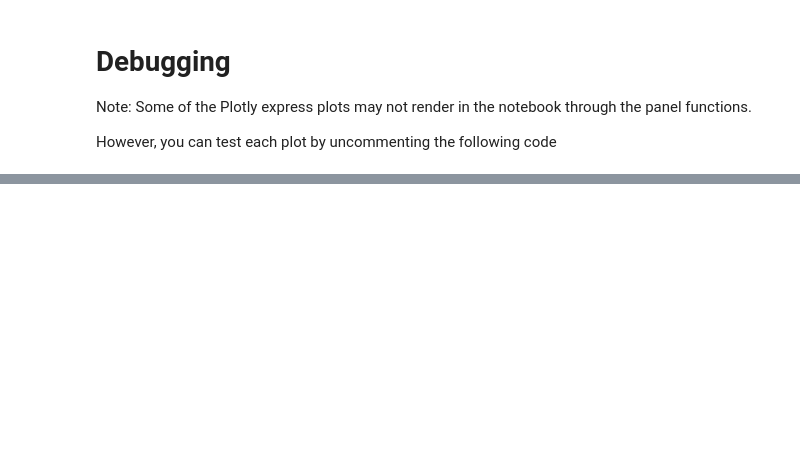
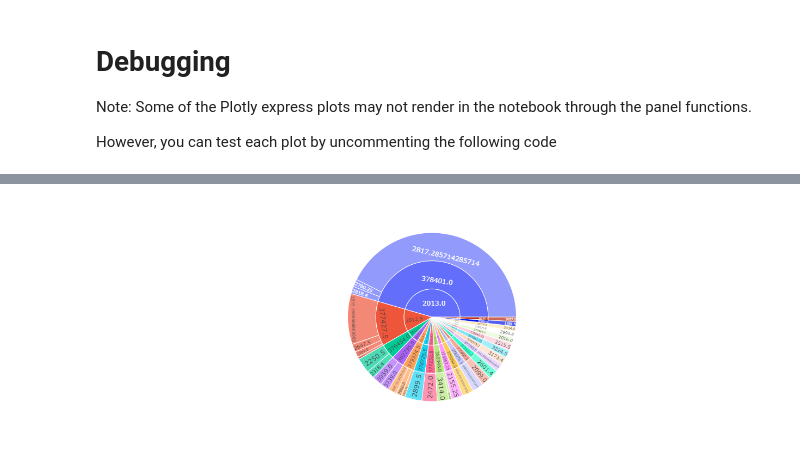
Before and after one commit to 44nash/pyviz-homework, a Jupyter notebook: Starter_Code/dashboard.ipynb, the cells around one changed output, grey strips where cells are left out. Saved outputs shown, nothing was run; the diff lists cells and outputs as text; code cells hidden in the pictures; blank space fills up the shorter version.

```diff
--- a/Starter_Code/dashboard.ipynb
+++ b/Starter_Code/dashboard.ipynb
@@ -167,0 +314,4 @@ However, you can test each plot by uncommenting the following code
+# %%
+sunburst()
+# %% [output]
+[figure, added]
```
Also changed, not shown: parts of 26 cells of this notebook, 1 other file.
